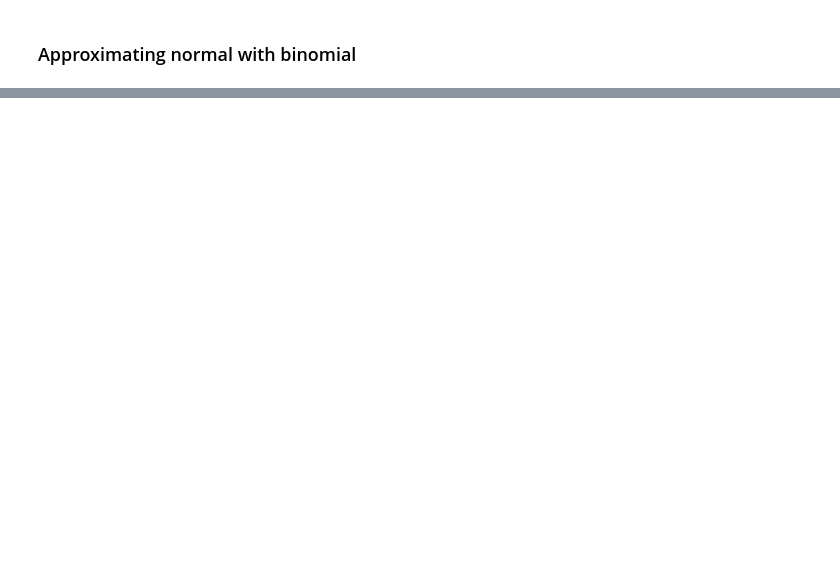
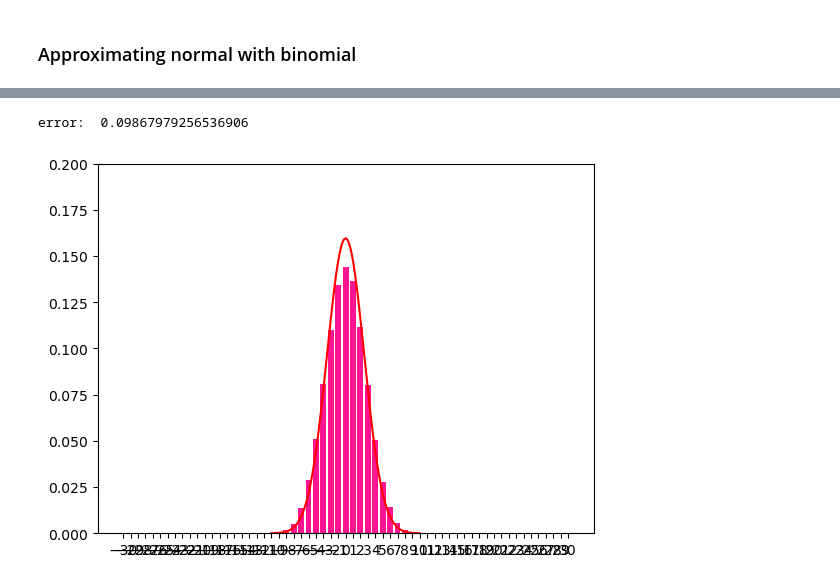
Before and after one commit to minseok1217/-CSE522-Artificial-Intelligence-Basic-with-Practice, a Jupyter notebook: 9/assignment09.ipynb, the cells around one changed output, grey strips where cells are left out. Drawn from its saved outputs; the diff is of its cells as text; code cells hidden in the pictures; blank space fills up the shorter version.

```diff
--- a/9/assignment09.ipynb
+++ b/9/assignment09.ipynb
@@ -73,18 +169,26 @@ PMF_y = []
 # %%
 total_prob = sum(PMF_y)
 
+def normal_distribution(x, mean, std):
+    return math.exp(-(x-mean )** 2 / (2 * std ** 2)) / (math.sqrt(2 * math.pi) * std)
+
 def cal_error(result_x, result_y):
+    mean = 0
+    std = 2.5
     error = 0
     for i in range(len(result_x)):
         error += abs(normal_distribution(result_x[i], mean, std)-result_y[i])
     print('error: ', error)
 
 if abs(1-total_prob) > 0.0001 :
     print("확률의 총합이 1이 되지 않습니다")
 else:
     cal_error(PMF_x, PMF_y)
     plt.bar(PMF_x, PMF_y, color='deeppink')
     plt.plot(x,pdf , color = 'red')
     plt.xticks(PMF_x)
     plt.ylim(min(PMF_y), 0.2)
     plt.show()
+# %% [output]
+error:  0.09867979256536906
+[figure, added]
```
Also changed, not shown: parts of 9 cells of this notebook.
